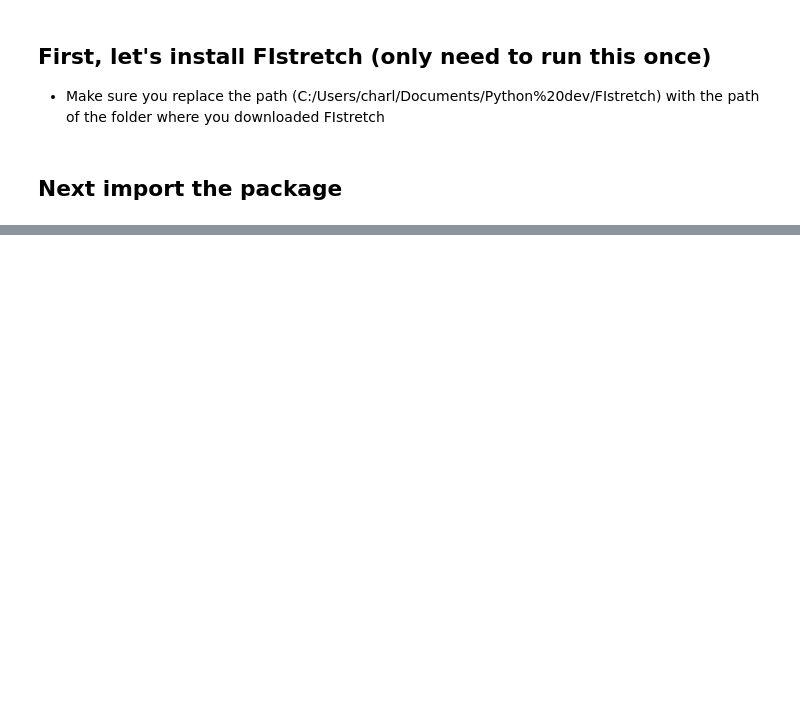
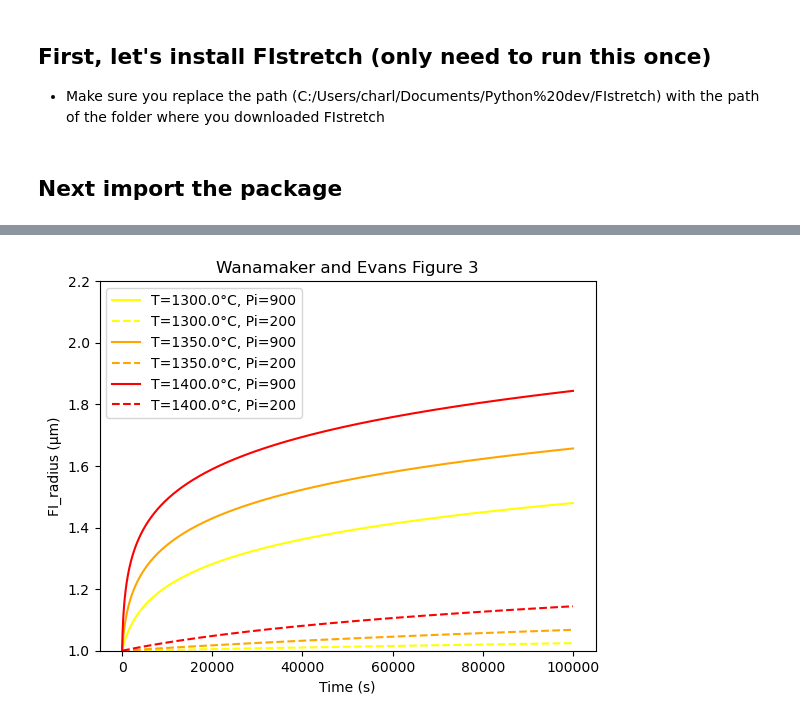
Before and after one commit to cljdevitre/FIstretch, a Jupyter notebook: docs/Wanamaker_model_example.ipynb, the cells around one changed output, grey strips where cells are left out. Saved outputs shown, nothing was run; the diff lists cells and outputs as text; code cells hidden in the pictures; blank space fills up the shorter version.

```diff
--- a/docs/Wanamaker_model_example.ipynb
+++ b/docs/Wanamaker_model_example.ipynb
@@ -453,0 +93,48 @@ def calculate_results(R_values, b_values, T, EOS, Pinternal, Pexternal, totaltim
+# %%
+T_list = [1300,1350,1400]
+temperatures=[t + 273.15 for t in T_list]
+
+Pinternal_values = [900, 200]
+Pexternal=0
+dataframes = {}
+
+R0 = 1.0e-6  # Initial value of R
+b = R0 * 1000  # Value of b
+steps = 5000  # Number of steps to iterate
+totaltime = 100000
+
+EOS='ideal'
+calc_method='Euler'
+plotfig=False
+display_df=False
+
+for temperature in temperatures:
+    for Pinternal in Pinternal_values:
+        T = temperature
+        solution = relax.stretch_at_constant_Pext(R=R0, b=b, T=T, Pinternal=Pinternal, Pexternal=Pexternal,
+                                              totaltime=totaltime, steps=steps, EOS=EOS,calc_method=calc_method,
+                                              display_df=display_df,plotfig=plotfig)
+        key = f"T={temperature-273.15}°C, Pi={Pinternal}"
+        dataframes[key] = solution[0]
+
+        if 'T=1300' in key:
+            color='yellow'
+        if 'T=1350' in key:
+            color='orange'
+        if 'T=1400' in key:
+            color='red'
+        if 'Pi=900' in key:
+            linestyle='-'
+        if 'Pi=200' in key:
+            linestyle='--'
+
+        plt.plot(solution[0]['Time(s)'], solution[0]['Fi_radius(μm)'], label=key,color=color,linestyle=linestyle)
+
+plt.xlabel('Time (s)')
+plt.ylabel('FI_radius (μm)')
+plt.title("Wanamaker and Evans Figure 3")
+plt.ylim([1,2.2])
+plt.legend()
+plt.show()
+# %% [output]
+[figure, added]
```
Also changed, not shown: parts of 15 cells of this notebook, 3 other files.
